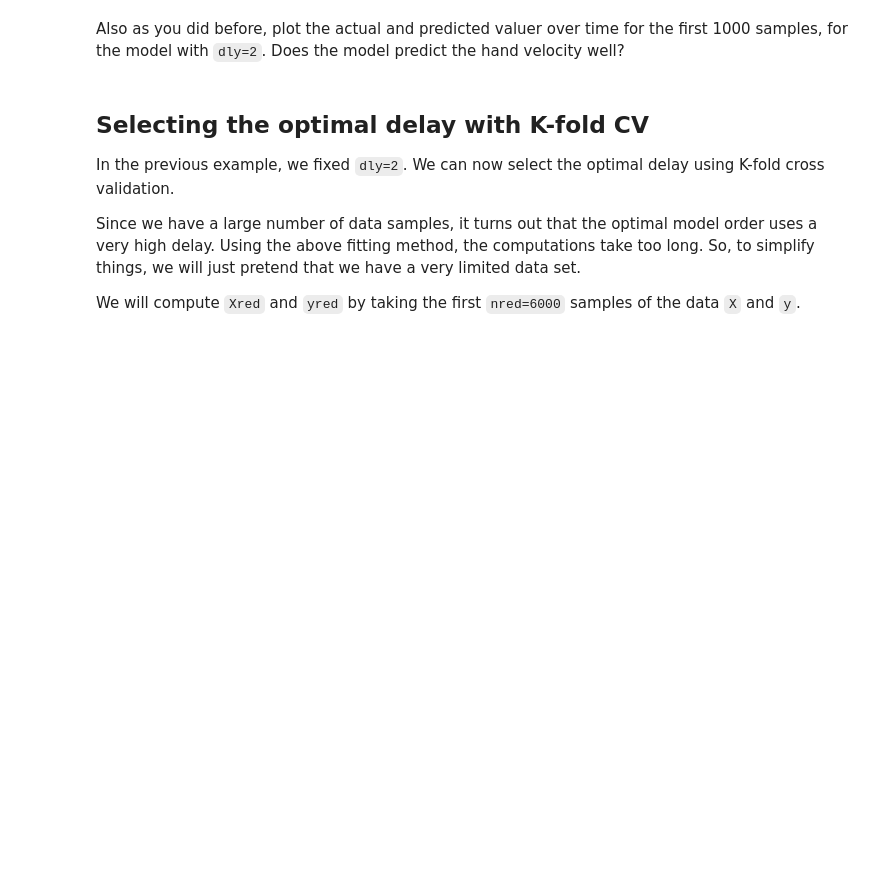
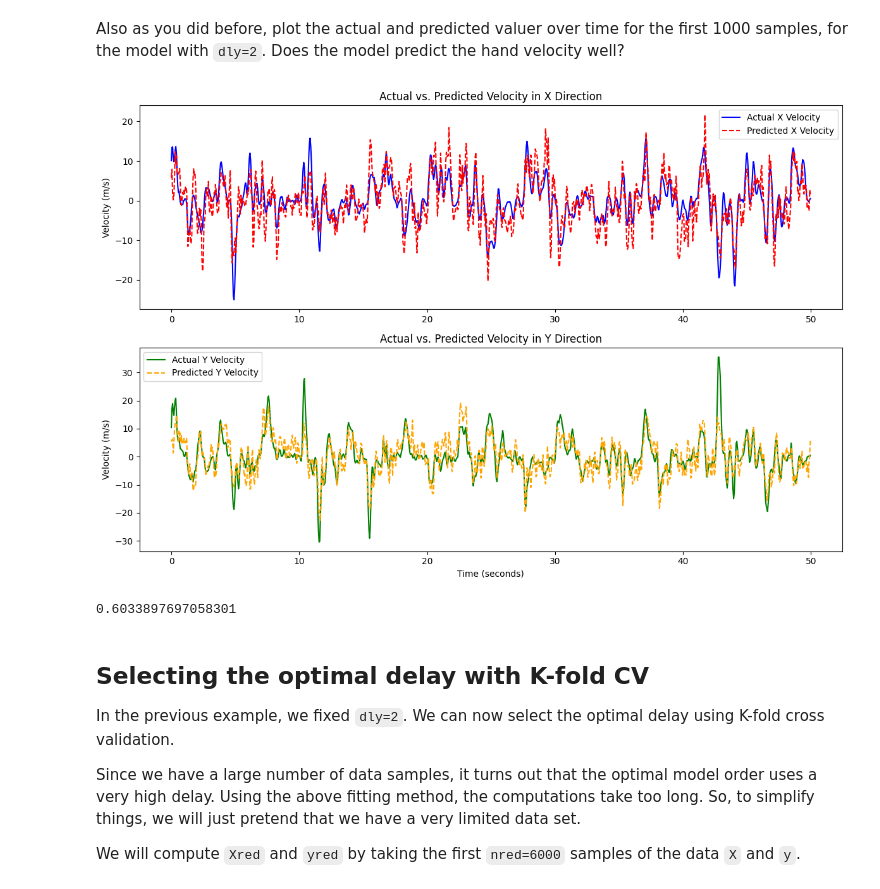
Before and after one commit to volcanicbottle/ai-study-helper, a Jupyter notebook: notebooks/4-neural-model-selection-hw.ipynb, the cells around one changed output. Cells and saved outputs as stored; diff of their text form; code cells hidden in the pictures; blank space fills up the shorter version.

```diff
--- a/notebooks/4-neural-model-selection-hw.ipynb
+++ b/notebooks/4-neural-model-selection-hw.ipynb
@@ -344,3 +403,36 @@ Also as you did before, plot the actual and predicted valuer over time for the f
+# %%
+# TODO: Predicted and true values over time visualization with dly=2
+#grade (write your code in this cell and DO NOT DELETE THIS LINE)
+# TODO: Predicted and true values over time visualization
+fig, axes = plt.subplots(2, 1, figsize=(12, 8))
+time = np.arange(1000) / 20  # 假设数据是 20Hz 采样率（每秒 20 帧）
+actual_x = yts[:1000, 0]
+predicted_x = yhat[:1000, 0]
+actual_y = yts[:1000, 1]
+predicted_y = yhat[:1000, 1]
+# X 方向速度随时间变化
+axes[0].plot(time, actual_x, label="Actual X Velocity", color='blue', linestyle='-')
+axes[0].plot(time, predicted_x, label="Predicted X Velocity", color='red', linestyle='--')
+axes[0].set_title("Actual vs. Predicted Velocity in X Direction")
+axes[0].set_ylabel("Velocity (m/s)")
+axes[0].legend()
+
+# Y 方向速度随时间变化
+axes[1].plot(time, actual_y, label="Actual Y Velocity", color='green', linestyle='-')
+axes[1].plot(time, predicted_y, label="Predicted Y Velocity", color='orange', linestyle='--')
+axes[1].set_title("Actual vs. Predicted Velocity in Y Direction")
+axes[1].set_xlabel("Time (seconds)")
+axes[1].set_ylabel("Velocity (m/s)")
+axes[1].legend()
+
+plt.tight_layout()
+plt.show()
+# %% [output]
+[figure, added]
+# %%
+rsq
+# %% [output]
+0.6033897697058301
 # %% [markdown]
 Selecting the optimal delay with K-fold CV
 ------------------------------------------
```
Also changed, not shown: parts of 15 cells of this notebook.
